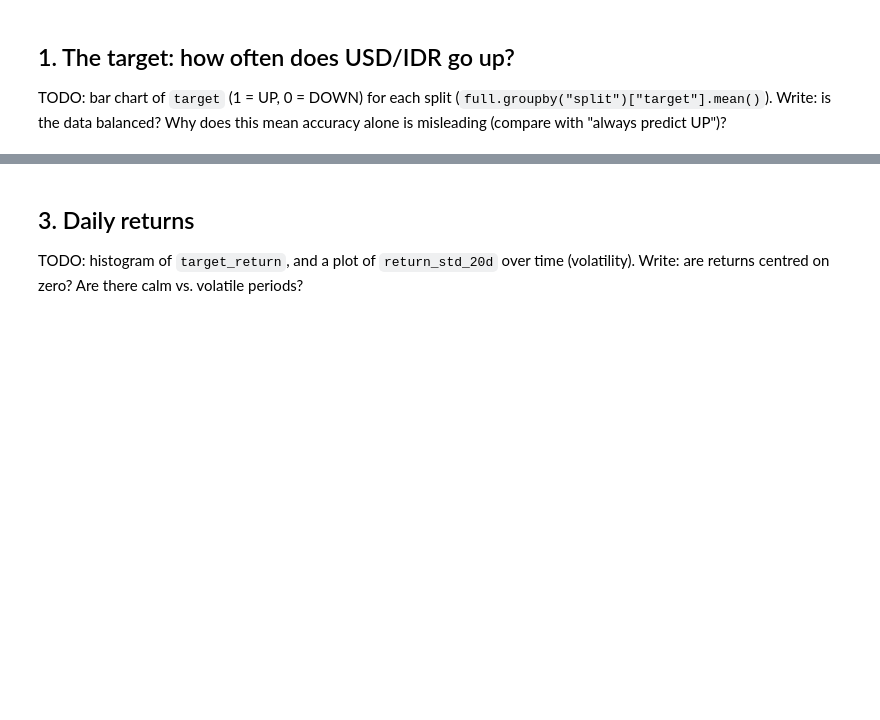
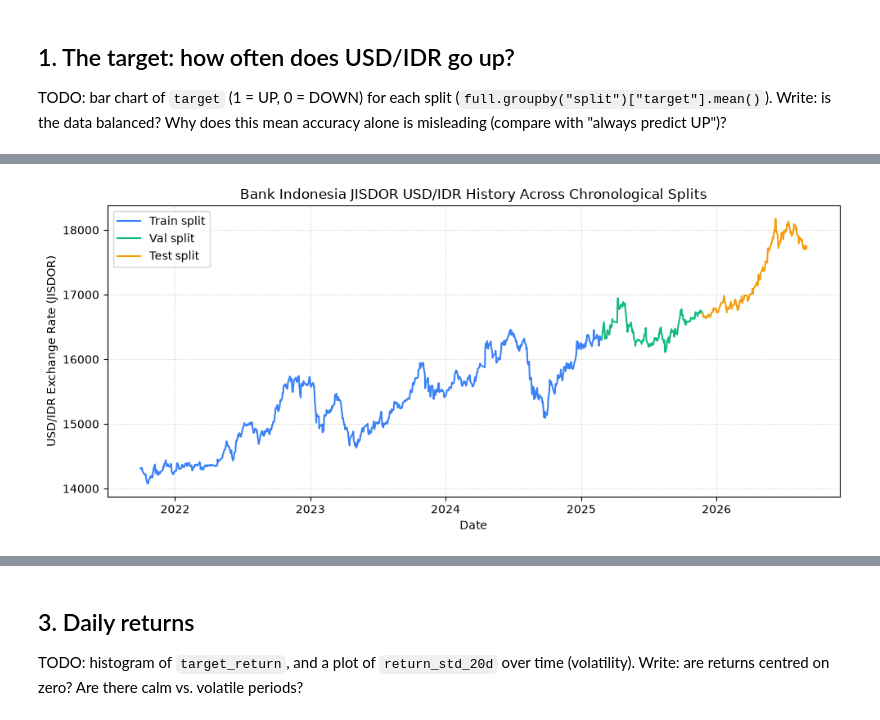
Before and after one commit to SyuraMoons/nlp_task_2, a Jupyter notebook: notebook/01_eda.ipynb, the cells around one changed output, grey strips where cells are left out. Cells and saved outputs as stored; diff of their text form; code cells hidden in the pictures; blank space fills up the shorter version.

```diff
--- a/notebook/01_eda.ipynb
+++ b/notebook/01_eda.ipynb
@@ -33,0 +60,17 @@ Write: why must we split by time instead of randomly (data leakage)?
+# %%
+fig, ax = plt.subplots(figsize=(10, 4.5))
+split_colors = {"train": "#3b82f6", "val": "#10b981", "test": "#f59e0b"}
+
+for split_name in ["train", "val", "test"]:
+    subset = full[full["split"] == split_name].sort_values("date")
+    ax.plot(subset["date"], subset["prev_rate"], label=f"{split_name.capitalize()} split", color=split_colors[split_name], linewidth=1.5)
+
+ax.set_ylabel("USD/IDR Exchange Rate (JISDOR)")
+ax.set_xlabel("Date")
+ax.set_title("Bank Indonesia JISDOR USD/IDR History Across Chronological Splits")
+ax.grid(True, linestyle=":", alpha=0.6)
+ax.legend()
+plt.tight_layout()
+plt.show()
+# %% [output]
+[figure, added]
```
Also changed, not shown: parts of 26 cells of this notebook, 1 other file.
